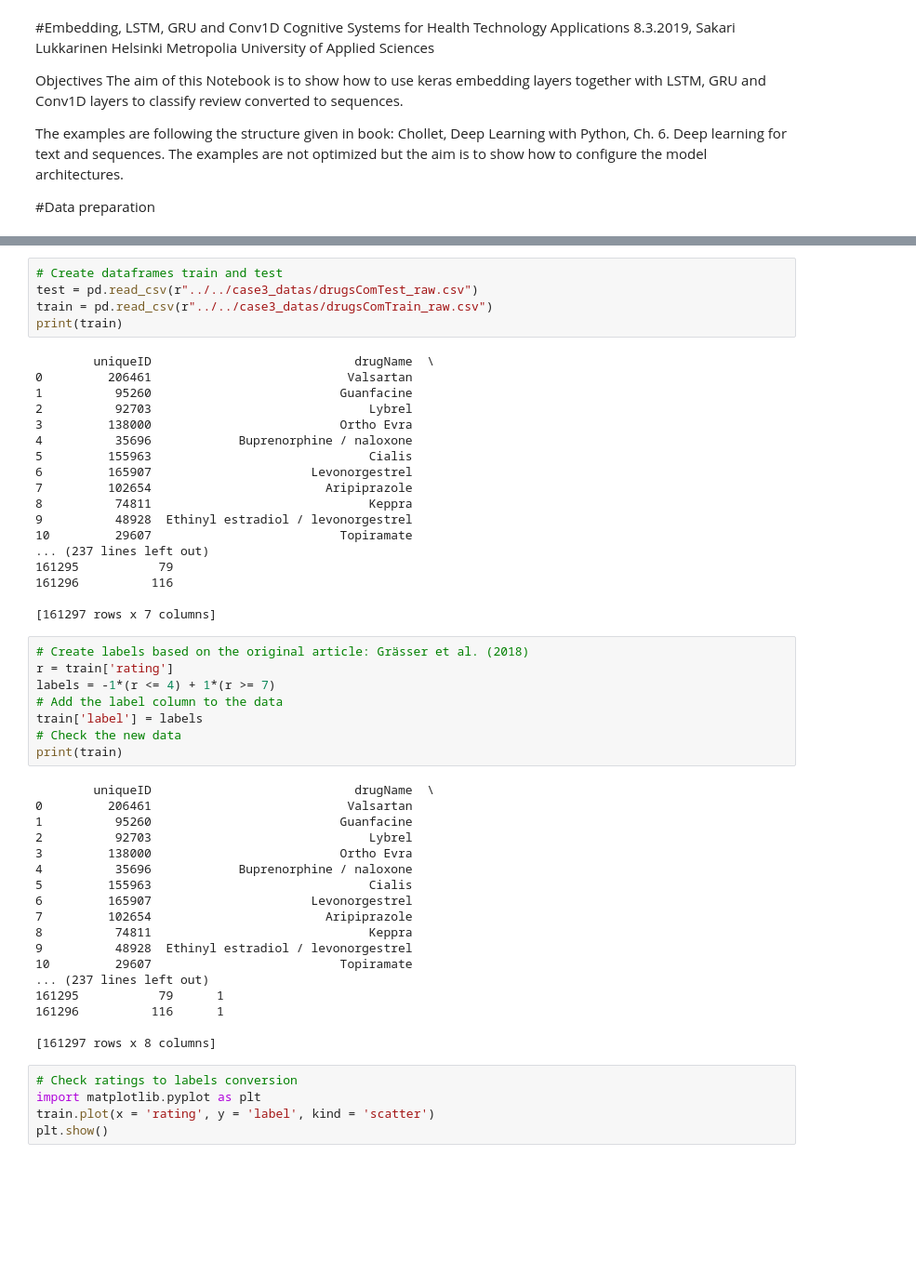
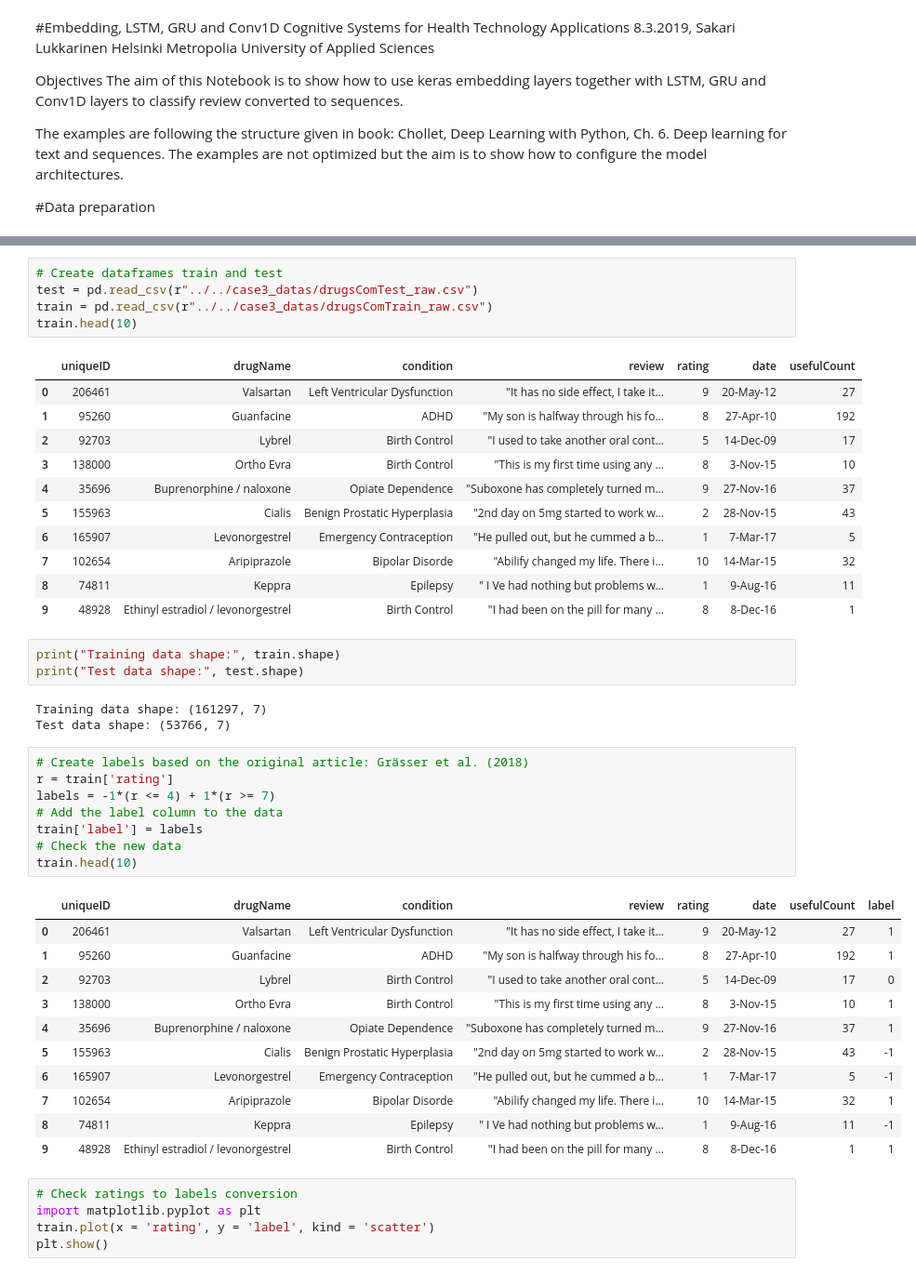
Before and after one commit to ran-tsu/cognitive-systems-for-health-technology-applications, a Jupyter notebook: case3/case3 training 2.ipynb, the cells around one changed output, grey strips where cells are left out. Shown: that part at 93% size. Cells and saved outputs as stored; diff of their text form; blank space fills up the shorter version.

```diff
--- a/case3/case3 training 2.ipynb
+++ b/case3/case3 training 2.ipynb
@@ -29,51 +39,45 @@ print(os.listdir("../../case3_datas"))
 # Create dataframes train and test
 test = pd.read_csv(r"../../case3_datas/drugsComTest_raw.csv")
 train = pd.read_csv(r"../../case3_datas/drugsComTrain_raw.csv")
-print(train)
+train.head(10)
 # %% [output]
-        uniqueID                            drugName  \
-0         206461                           Valsartan
-1          95260                          Guanfacine
-2          92703                              Lybrel
-3         138000                          Ortho Evra
-4          35696            Buprenorphine / naloxone
-5         155963                              Cialis
-6         165907                      Levonorgestrel
-7         102654                        Aripiprazole
-8          74811                              Keppra
-9          48928  Ethinyl estradiol / levonorgestrel
-10         29607                          Topiramate
-... (237 lines left out)
-161295           79
-161296          116
-
-[161297 rows x 7 columns]
+|  | uniqueID | drugName | condition | review | rating | date | usefulCount |
+| 0 | 206461 | Valsartan | Left Ventricular Dysfunction | "It has no side effect, I take it... | 9 | 20-May-12 | 27 |
+| 1 | 95260 | Guanfacine | ADHD | "My son is halfway through his fo... | 8 | 27-Apr-10 | 192 |
+| 2 | 92703 | Lybrel | Birth Control | "I used to take another oral cont... | 5 | 14-Dec-09 | 17 |
+| 3 | 138000 | Ortho Evra | Birth Control | "This is my first time using any ... | 8 | 3-Nov-15 | 10 |
+| 4 | 35696 | Buprenorphine / naloxone | Opiate Dependence | "Suboxone has completely turned m... | 9 | 27-Nov-16 | 37 |
+| 5 | 155963 | Cialis | Benign Prostatic Hyperplasia | "2nd day on 5mg started to work w... | 2 | 28-Nov-15 | 43 |
+| 6 | 165907 | Levonorgestrel | Emergency Contraception | "He pulled out, but he cummed a b... | 1 | 7-Mar-17 | 5 |
+| 7 | 102654 | Aripiprazole | Bipolar Disorde | "Abilify changed my life. There i... | 10 | 14-Mar-15 | 32 |
+| 8 | 74811 | Keppra | Epilepsy | " I Ve had nothing but problems w... | 1 | 9-Aug-16 | 11 |
+| 9 | 48928 | Ethinyl estradiol / levonorgestrel | Birth Control | "I had been on the pill for many ... | 8 | 8-Dec-16 | 1 |
+# %%
+print("Training data shape:", train.shape)
+print("Test data shape:", test.shape)
+# %% [output]
+Training data shape: (161297, 7)
+Test data shape: (53766, 7)
 # %%
 # Create labels based on the original article: Grässer et al. (2018)
 r = train['rating']
 labels = -1*(r <= 4) + 1*(r >= 7)
 # Add the label column to the data
 train['label'] = labels
 # Check the new data
-print(train)
+train.head(10)
 # %% [output]
-        uniqueID                            drugName  \
-0         206461                           Valsartan
-1          95260                          Guanfacine
-2          92703                              Lybrel
-3         138000                          Ortho Evra
-4          35696            Buprenorphine / naloxone
-5         155963                              Cialis
-6         165907                      Levonorgestrel
-7         102654                        Aripiprazole
-8          74811                              Keppra
-9          48928  Ethinyl estradiol / levonorgestrel
-10         29607                          Topiramate
-... (237 lines left out)
-161295           79      1
-161296          116      1
-
-[161297 rows x 8 columns]
+|  | uniqueID | drugName | condition | review | rating | date | usefulCount | label |
+| 0 | 206461 | Valsartan | Left Ventricular Dysfunction | "It has no side effect, I take it... | 9 | 20-May-12 | 27 | 1 |
+| 1 | 95260 | Guanfacine | ADHD | "My son is halfway through his fo... | 8 | 27-Apr-10 | 192 | 1 |
+| 2 | 92703 | Lybrel | Birth Control | "I used to take another oral cont... | 5 | 14-Dec-09 | 17 | 0 |
+| 3 | 138000 | Ortho Evra | Birth Control | "This is my first time using any ... | 8 | 3-Nov-15 | 10 | 1 |
+| 4 | 35696 | Buprenorphine / naloxone | Opiate Dependence | "Suboxone has completely turned m... | 9 | 27-Nov-16 | 37 | 1 |
+| 5 | 155963 | Cialis | Benign Prostatic Hyperplasia | "2nd day on 5mg started to work w... | 2 | 28-Nov-15 | 43 | -1 |
+| 6 | 165907 | Levonorgestrel | Emergency Contraception | "He pulled out, but he cummed a b... | 1 | 7-Mar-17 | 5 | -1 |
+| 7 | 102654 | Aripiprazole | Bipolar Disorde | "Abilify changed my life. There i... | 10 | 14-Mar-15 | 32 | 1 |
+| 8 | 74811 | Keppra | Epilepsy | " I Ve had nothing but problems w... | 1 | 9-Aug-16 | 11 | -1 |
+| 9 | 48928 | Ethinyl estradiol / levonorgestrel | Birth Control | "I had been on the pill for many ... | 8 | 8-Dec-16 | 1 | 1 |
 # %%
 # Check ratings to labels conversion
 import matplotlib.pyplot as plt
```
Also changed, not shown: parts of 9 cells of this notebook, 1 other file.
